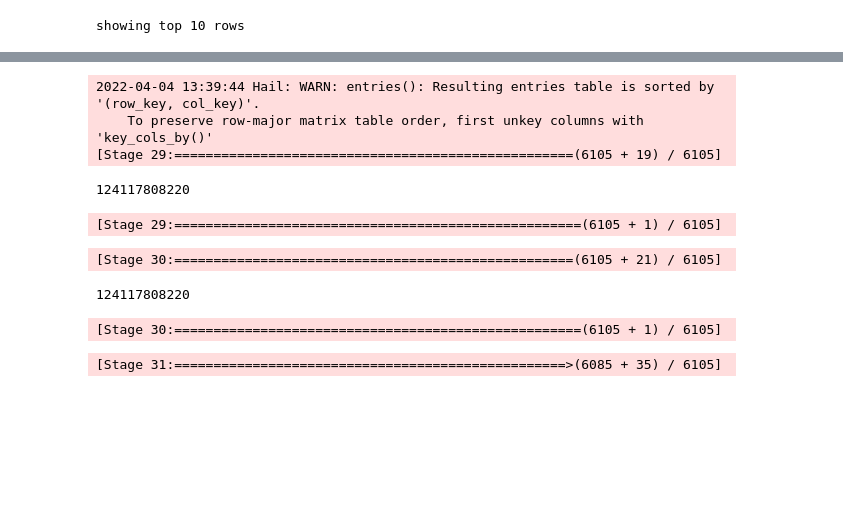
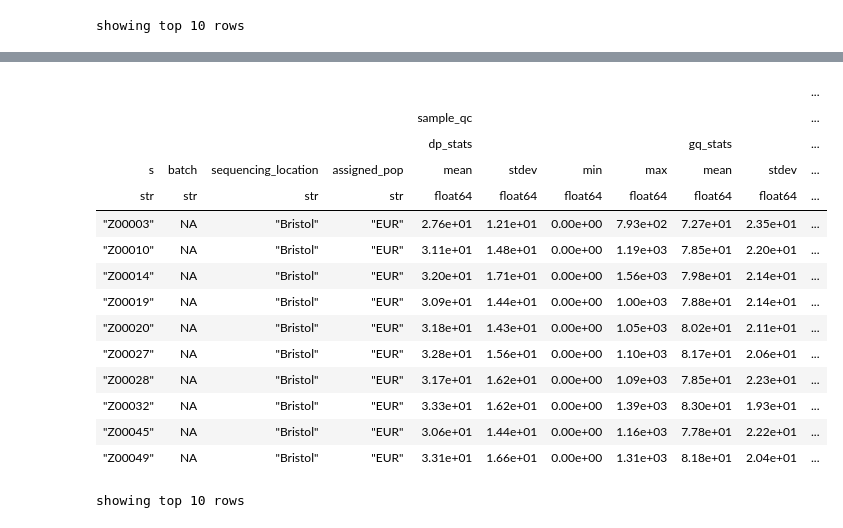
Before and after one commit to wtsi-hgi/wes-qc, a Jupyter notebook: jupyter_notebooks/sample_qc/non_stratified_sample_qc.ipynb, the cells around one changed output, grey strips where cells are left out. Cells and saved outputs as stored; diff of their text form; code cells hidden in the pictures; blank space fills up the shorter version.

```diff
--- a/jupyter_notebooks/sample_qc/non_stratified_sample_qc.ipynb
+++ b/jupyter_notebooks/sample_qc/non_stratified_sample_qc.ipynb
@@ -658,28 +658,23 @@ Loading BokehJS ...
 [Stage 22:========================================================(16 + 1) / 16]
 [interactive output not drawn]
 [interactive output not drawn]
-# %%
-#filtering by DP, GQ and VAF not helped. Have a look at the MTs, check that numbers of entries are lower in the filtered ones
-mt1file = lustre_dir + "matrixtables/non_stratified_sample_qc.mt"
-mt1 = hl.read_matrix_table(mt1file)
-mt1.entries().count()
-# %% [output]
-2022-04-04 13:39:44 Hail: WARN: entries(): Resulting entries table is sorted by '(row_key, col_key)'.
-    To preserve row-major matrix table order, first unkey columns with 'key_cols_by()'
-[Stage 29:===================================================(6105 + 19) / 6105]
-124117808220
-[Stage 29:====================================================(6105 + 1) / 6105]
-# %%
-mt2file = lustre_dir + "matrixtables/non_stratified_sample_qc_dp10_gq10_vaf0_15.mt"
-mt2 = hl.read_matrix_table(mt2file)
-mt2.entries().count()
-# %% [output]
-[Stage 30:===================================================(6105 + 21) / 6105]
-124117808220
-[Stage 30:====================================================(6105 + 1) / 6105]
-# %%
-mt3file = lustre_dir + "matrixtables/non_stratified_sample_qc_dp20_gq20_vaf0_25.mt"
-mt3 = hl.read_matrix_table(mt3file)
-mt3.entries().count()
-# %% [output]
-[Stage 31:==================================================>(6085 + 35) / 6105]
+# %%
+#select some samples with excess SNPs and low rTiTv to plot
+ht.filter(ht.sequencing_location == "Bristol").show()
+# %% [output]
+|  |  |  |  |  |  |  |  |  |  | ... |
+|  |  |  |  | sample_qc |  |  |  |  |  | ... |
+|  |  |  |  | dp_stats |  |  |  | gq_stats |  | ... |
+| s | batch | sequencing_location | assigned_pop | mean | stdev | min | max | mean | stdev | ... |
+| str | str | str | str | float64 | float64 | float64 | float64 | float64 | float64 | ... |
+| "Z00003" | NA | "Bristol" | "EUR" | 2.76e+01 | 1.21e+01 | 0.00e+00 | 7.93e+02 | 7.27e+01 | 2.35e+01 | ... |
+| "Z00010" | NA | "Bristol" | "EUR" | 3.11e+01 | 1.48e+01 | 0.00e+00 | 1.19e+03 | 7.85e+01 | 2.20e+01 | ... |
+| "Z00014" | NA | "Bristol" | "EUR" | 3.20e+01 | 1.71e+01 | 0.00e+00 | 1.56e+03 | 7.98e+01 | 2.14e+01 | ... |
+| "Z00019" | NA | "Bristol" | "EUR" | 3.09e+01 | 1.44e+01 | 0.00e+00 | 1.00e+03 | 7.88e+01 | 2.14e+01 | ... |
+| "Z00020" | NA | "Bristol" | "EUR" | 3.18e+01 | 1.43e+01 | 0.00e+00 | 1.05e+03 | 8.02e+01 | 2.11e+01 | ... |
+| "Z00027" | NA | "Bristol" | "EUR" | 3.28e+01 | 1.56e+01 | 0.00e+00 | 1.10e+03 | 8.17e+01 | 2.06e+01 | ... |
+| "Z00028" | NA | "Bristol" | "EUR" | 3.17e+01 | 1.62e+01 | 0.00e+00 | 1.09e+03 | 7.85e+01 | 2.23e+01 | ... |
+| "Z00032" | NA | "Bristol" | "EUR" | 3.33e+01 | 1.62e+01 | 0.00e+00 | 1.39e+03 | 8.30e+01 | 1.93e+01 | ... |
+| "Z00045" | NA | "Bristol" | "EUR" | 3.06e+01 | 1.44e+01 | 0.00e+00 | 1.16e+03 | 7.78e+01 | 2.22e+01 | ... |
+| "Z00049" | NA | "Bristol" | "EUR" | 3.31e+01 | 1.66e+01 | 0.00e+00 | 1.31e+03 | 8.18e+01 | 2.04e+01 | ... |
+showing top 10 rows
```
Also changed, not shown: parts of 10 cells of this notebook, 1 other file.
